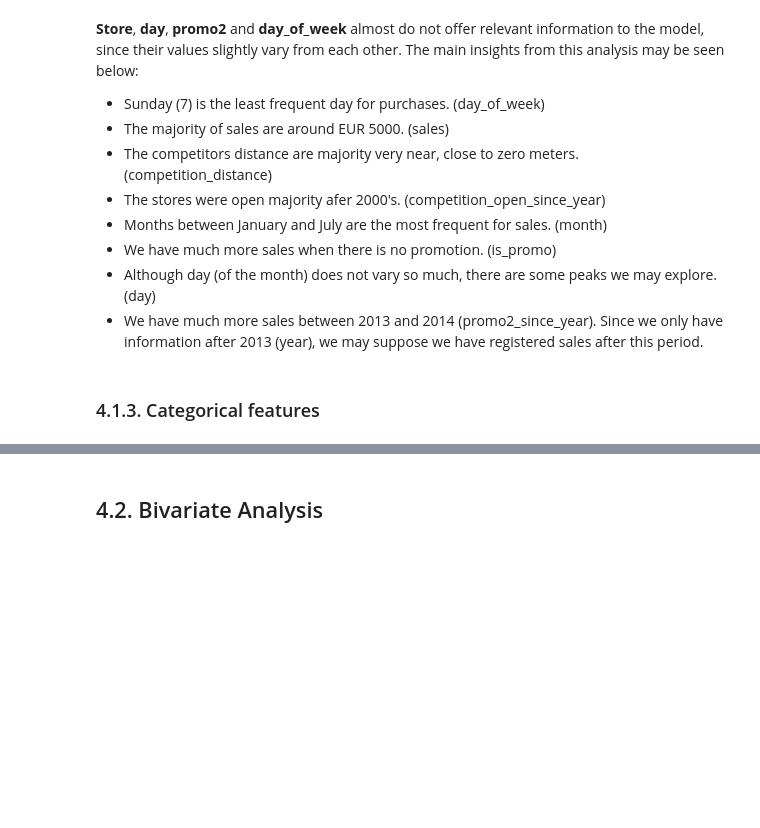
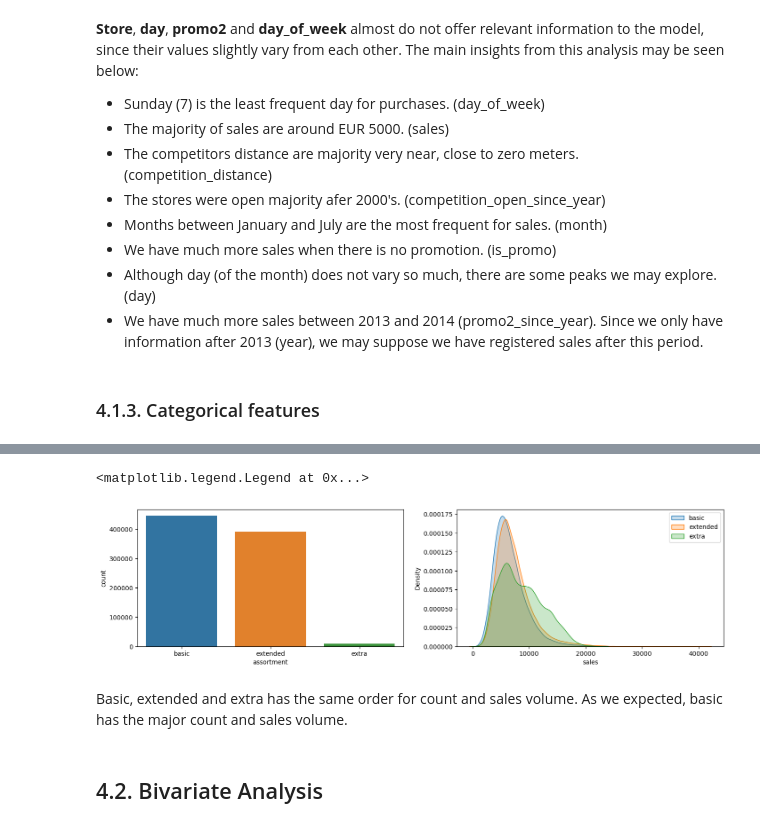
Before and after one commit to lucasquemelli/Rossman_Store_Sales, a Jupyter notebook: rossmann_store_sales.ipynb, the cells around one changed output, grey strips where cells are left out. Cells and saved outputs as stored; diff of their text form; code cells hidden in the pictures; blank space fills up the shorter version.

```diff
--- a/rossmann_store_sales.ipynb
+++ b/rossmann_store_sales.ipynb
@@ -885,3 +966,19 @@ cat_attributes = df4.select_dtypes(exclude=["int64", "float64", "datetime64[ns]"
+# %%
+plt.figure(figsize = (17,4))
+
+plt.subplot(1,2,1)
+sns.countplot(df4["assortment"])
+
+plt.subplot(1,2,2)
+sns.kdeplot(df4[df4["assortment"] == "basic"]["sales"], label="basic", shade=True)
+sns.kdeplot(df4[df4["assortment"] == "extended"]["sales"], label="extended", shade=True)
+sns.kdeplot(df4[df4["assortment"] == "extra"]["sales"], label="extra", shade=True)
+plt.legend()
+# %% [output]
+<matplotlib.legend.Legend at 0x...>
+[figure, added]
+# %% [markdown]
+Basic, extended and extra has the same order for count and sales volume. As we expected, basic has the major count and sales volume.
 # %% [markdown]
 ## 4.2. Bivariate Analysis
 # %% [markdown]
```
Also changed, not shown: parts of 12 cells of this notebook.
